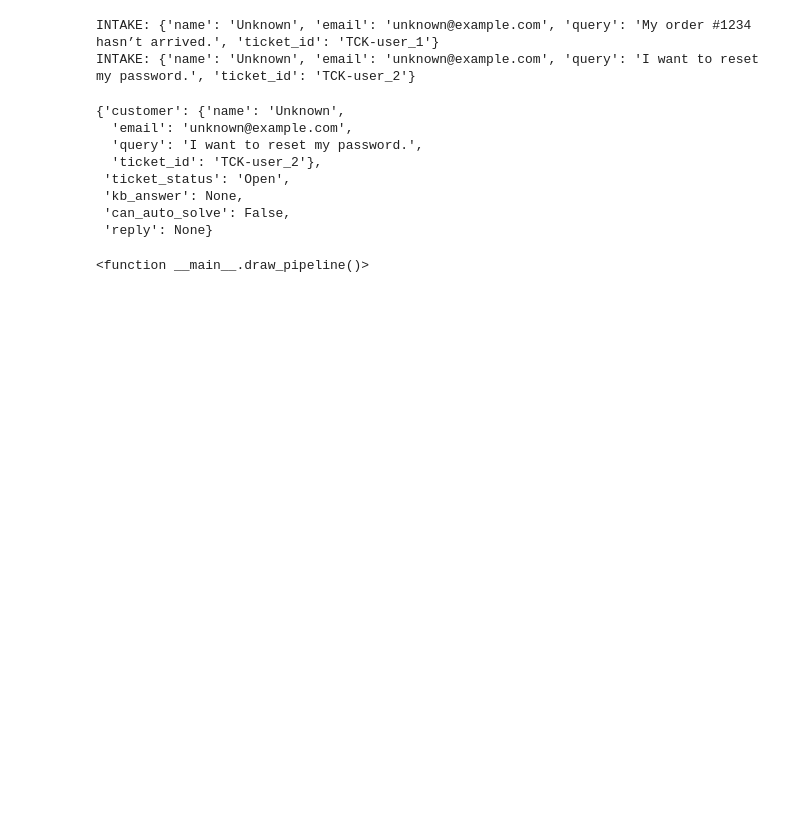
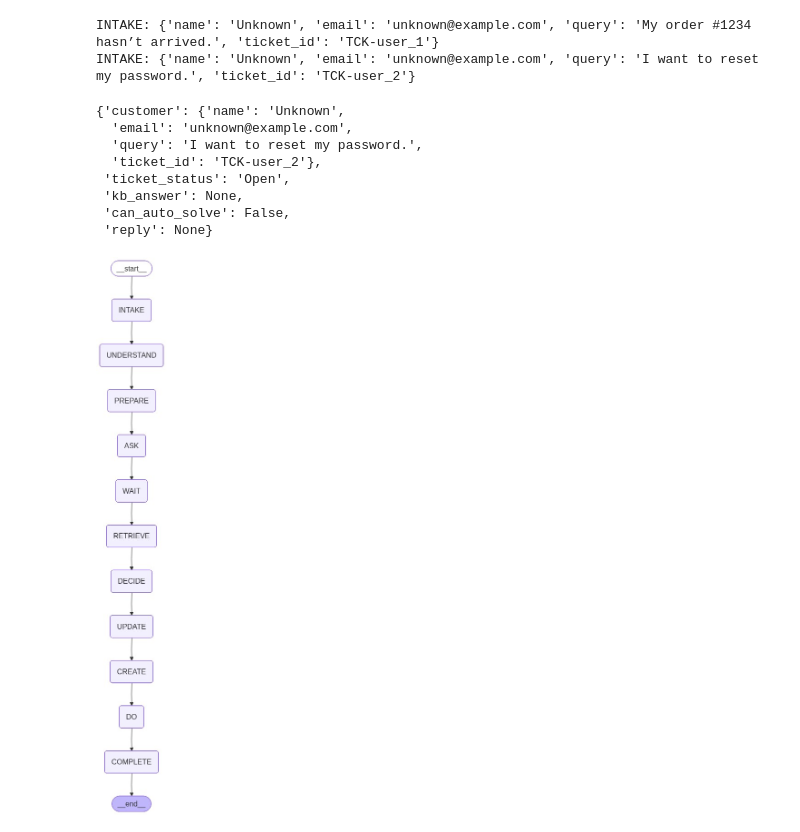
Before and after one commit to prithvi429/CustomerSupportAgent, a Jupyter notebook: Customer _Support_exp.ipynb, the cells around one changed output. Saved outputs shown, nothing was run; the diff lists cells and outputs as text; code cells hidden in the pictures; blank space fills up the shorter version.

```diff
--- a/Customer _Support_exp.ipynb
+++ b/Customer _Support_exp.ipynb
@@ -185,4 +174,62 @@ def draw_pipeline():
 # %%
-draw_pipeline
+# LangGraph components
+from langgraph.graph import START, END, StateGraph
+
+# Define dummy state (can be dict for now)
+class AgentState(dict):
+    pass
+
+# Create graph
+graph = StateGraph(AgentState)
+
+# --- Define 11 stages ---
+def intake(state): print("INTAKE"); return state
+def understand(state): print("UNDERSTAND"); return state
+def prepare(state): print("PREPARE"); return state
+def ask(state): print("ASK"); return state
+def wait(state): print("WAIT"); return state
+def retrieve(state): print("RETRIEVE"); return state
+def decide(state): print("DECIDE"); return state
+def update(state): print("UPDATE"); return state
+def create(state): print("CREATE"); return state
+def do(state): print("DO"); return state
+def complete(state): print("COMPLETE"); return state
+
+# --- Add nodes ---
+graph.add_node("INTAKE", intake)
+graph.add_node("UNDERSTAND", understand)
+graph.add_node("PREPARE", prepare)
+graph.add_node("ASK", ask)
+graph.add_node("WAIT", wait)
+graph.add_node("RETRIEVE", retrieve)
+graph.add_node("DECIDE", decide)
+graph.add_node("UPDATE", update)
+graph.add_node("CREATE", create)
+graph.add_node("DO", do)
+graph.add_node("COMPLETE", complete)
+
+# --- Connect nodes ---
+graph.add_edge(START, "INTAKE")
+graph.add_edge("INTAKE", "UNDERSTAND")
+graph.add_edge("UNDERSTAND", "PREPARE")
+graph.add_edge("PREPARE", "ASK")
+graph.add_edge("ASK", "WAIT")
+graph.add_edge("WAIT", "RETRIEVE")
+graph.add_edge("RETRIEVE", "DECIDE")
+graph.add_edge("DECIDE", "UPDATE")
+graph.add_edge("UPDATE", "CREATE")
+graph.add_edge("CREATE", "DO")
+graph.add_edge("DO", "COMPLETE")
+graph.add_edge("COMPLETE", END)
+
+# --- Compile graph ---
+app = graph.compile()
+
+# --- Draw diagram in Jupyter ---
+from IPython.display import Image, display
+try:
+    display(Image(app.get_graph(xray=True).draw_mermaid_png()))
+except Exception as e:
+    print("Graph rendering needs extra deps:", e)
 # %% [output]
-<function __main__.draw_pipeline()>
+[figure, added]
```
Also changed, not shown: parts of 1 cell of this notebook, 4 other files.
